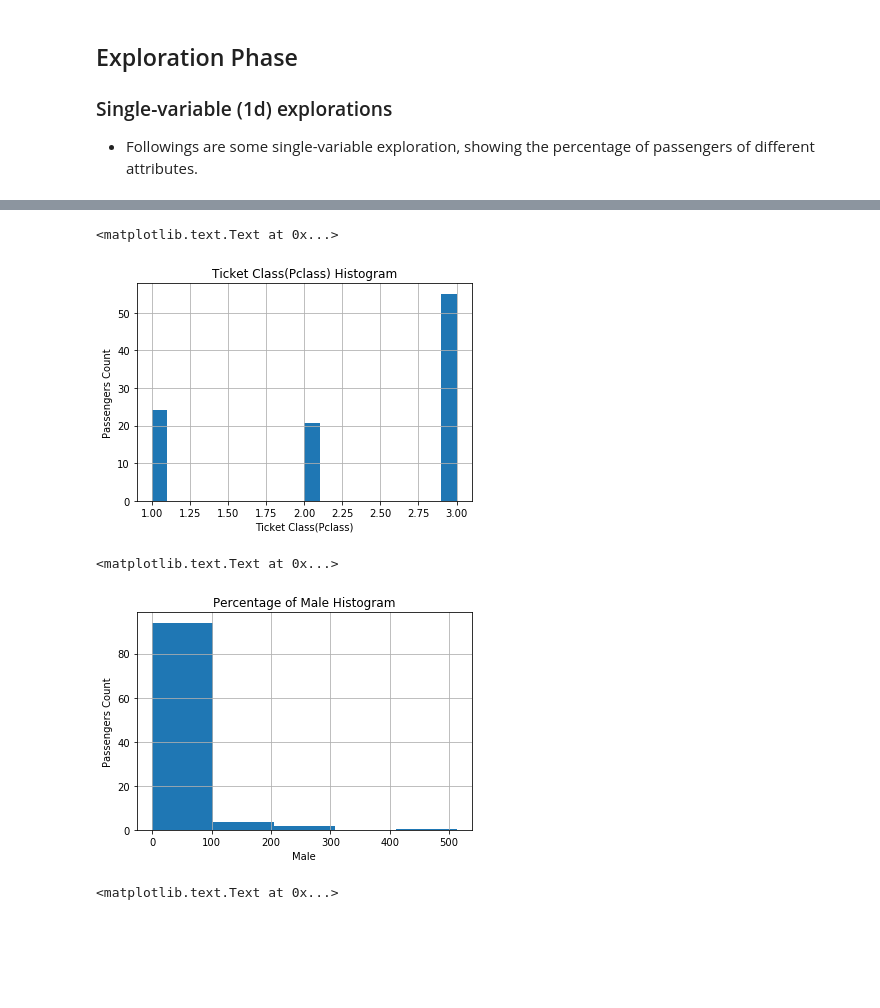
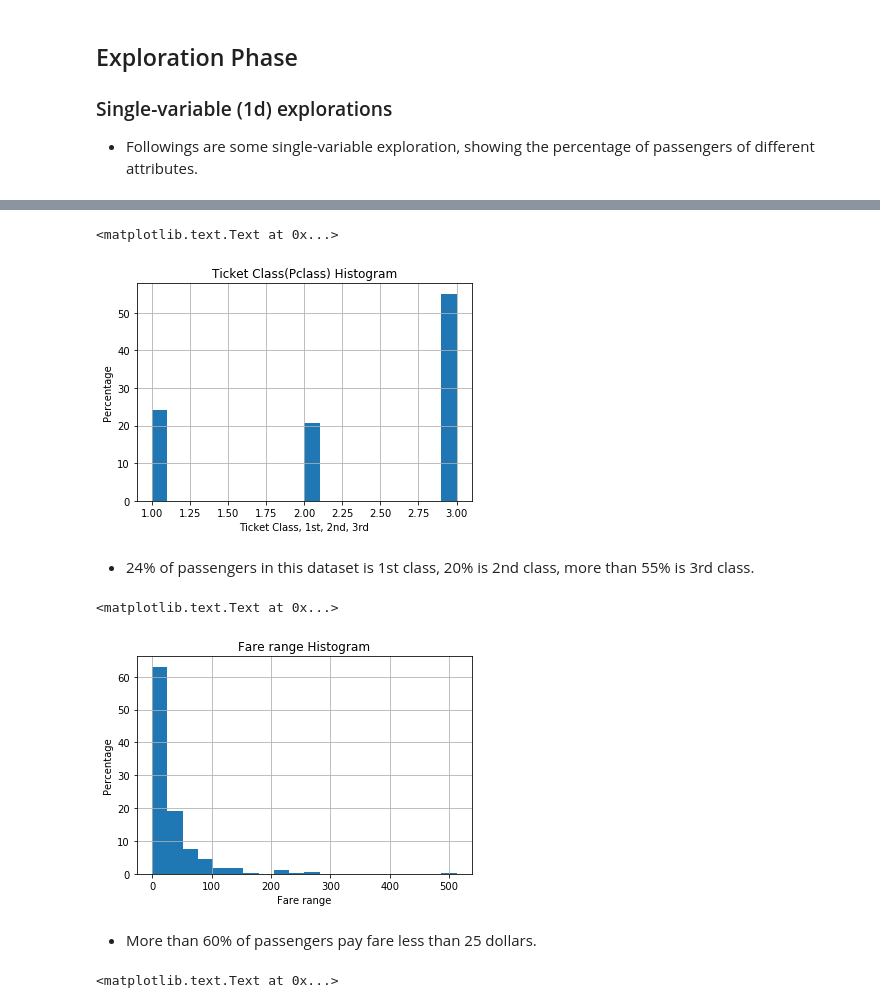
Before and after one commit to sunpochin/dand-p2-investigate-titanic-data, a Jupyter notebook: investigate-titanic-data.ipynb, the cells around one changed output, grey strips where cells are left out. Drawn from its saved outputs; the diff is of its cells as text; code cells hidden in the pictures; blank space fills up the shorter version.

```diff
--- a/investigate-titanic-data.ipynb
+++ b/investigate-titanic-data.ipynb
@@ -201,6 +201,6 @@ def transform_sex(df_sex):
     elif (df_sex == 'female'):
         return 0
 
-new_df['Male'] = df_new['Sex'].apply(transform_sex)
-df_new.head()
+new_df['Male'] = new_df['Sex'].apply(transform_sex)
+new_df.head()
 # %% [output]
@@ -239,19 +250,22 @@ plt.title("Percentage of Male Histogram")
 # %%
-# https://stackoverflow.com/a/34756965/720276
-df['Pclass'].hist(bins=20, weights=np.ones_like(df['Pclass']) * 100. / len(df['Pclass']))
-plt.xlabel("Ticket Class(Pclass)")
-plt.ylabel("Passengers Count")
+new_df['Pclass'].hist(bins=20, weights=np.ones_like(new_df['Pclass']) * 100. / len(new_df['Pclass']))
+plt.xlabel("Ticket Class, 1st, 2nd, 3rd")
+plt.ylabel("Percentage")
 plt.title("Ticket Class(Pclass) Histogram")
 # %% [output]
 <matplotlib.text.Text at 0x...>
-[figure, old version]
+[figure, new version]
+# %% [markdown]
+* 24% of passengers in this dataset is 1st class, 20% is 2nd class, more than 55% is 3rd class.
 # %%
-df['Fare'].hist(bins=5, weights=np.ones_like(df['Fare']) * 100. / len(df['Fare']))
-plt.xlabel("Male")
-plt.ylabel("Passengers Count")
-plt.title("Percentage of Male Histogram")
+new_df['Fare'].hist(bins=20, weights=np.ones_like(new_df['Fare']) * 100. / len(new_df['Fare']))
+plt.xlabel("Fare range")
+plt.ylabel("Percentage")
+plt.title("Fare range Histogram")
 # %% [output]
 <matplotlib.text.Text at 0x...>
-[figure, old version]
+[figure, new version]
+# %% [markdown]
+* More than 60% of passengers pay fare less than 25 dollars.
 # %%
 # https://stackoverflow.com/a/34756965/720276
```
Also changed, not shown: parts of 39 cells of this notebook.
